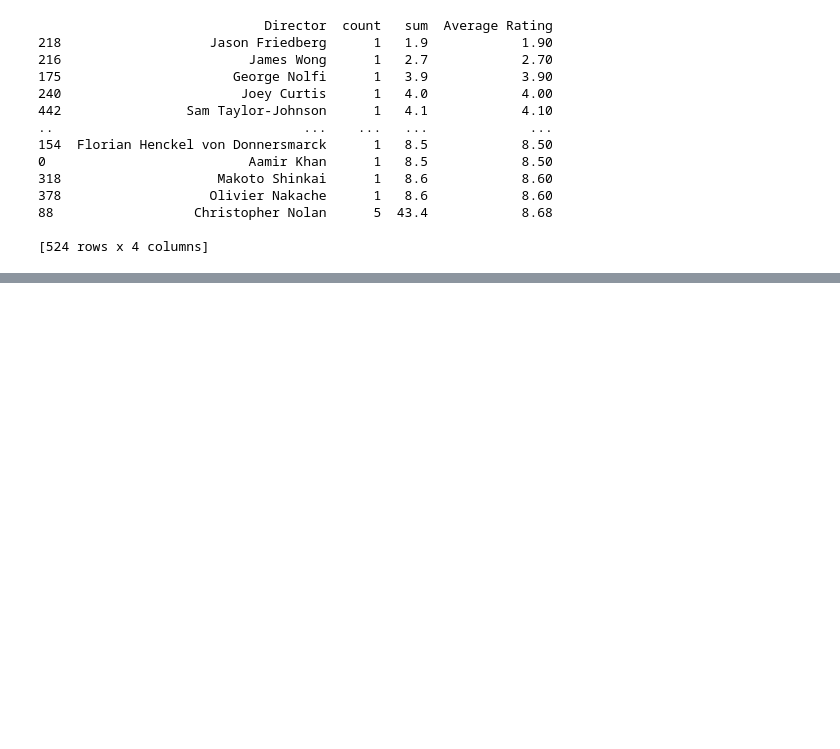
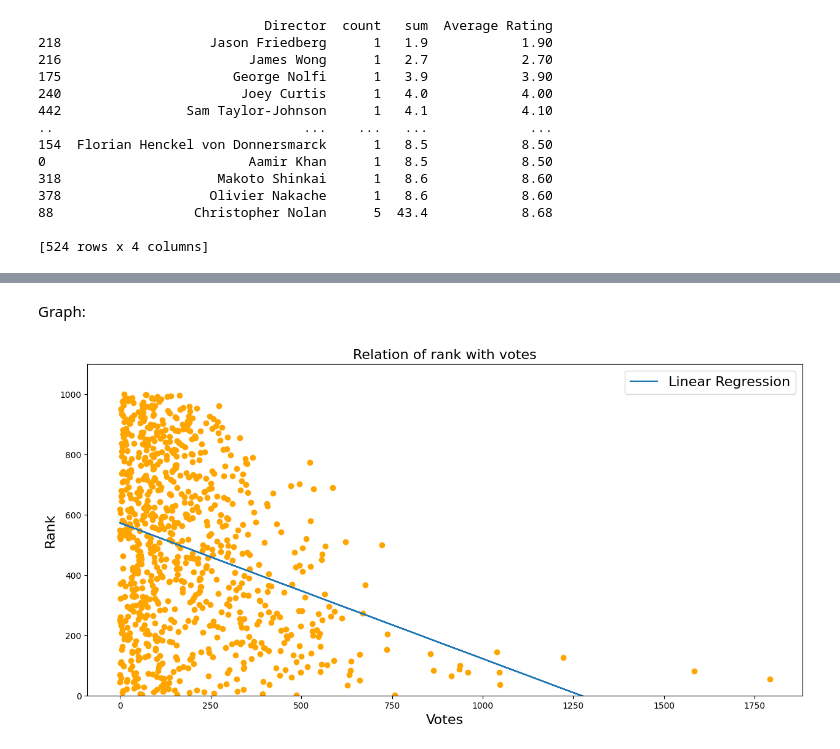
Before and after one commit to LinusTC/IMDBMovies, a Jupyter notebook: CW3.ipynb, the cells around one changed output, grey strips where cells are left out. Cells and saved outputs as stored; diff of their text form; code cells hidden in the pictures; blank space fills up the shorter version.

```diff
--- a/CW3.ipynb
+++ b/CW3.ipynb
@@ -241,0 +301,3 @@ print (Directors_Movies_Rating.sort_values("Average Rating"))
+# %%
+rank_data = data[["Rank","Votes"]]
+print (rank_data)
@@ -241,0 +319,20 @@ print (Directors_Movies_Rating.sort_values("Average Rating"))
+# %% [markdown]
+Graph:
+# %%
+fig, ax1 = plt.subplots(figsize=(15, 7))
+
+a, b = py.polyfit(rank_data["Votes"]/1000, rank_data["Rank"], 1)
+
+plt.xlabel('Votes', fontsize = 16)
+plt.ylabel('Rank', fontsize = 16)
+
+plt.plot(rank_data["Votes"]/1000, a*rank_data["Votes"]/1000+b)
+plt.scatter(rank_data["Votes"]/1000, rank_data["Rank"], color='Orange')
+plt.legend(['Linear Regression'], loc='upper right', prop={'size': 16})
+
+plt.title('Relation of rank with votes', fontsize = 16)
+ax1.set_ylim(0,1100)
+
+plt.show()
+# %% [output]
+[figure, added]
```
Also changed, not shown: parts of 12 cells of this notebook.
